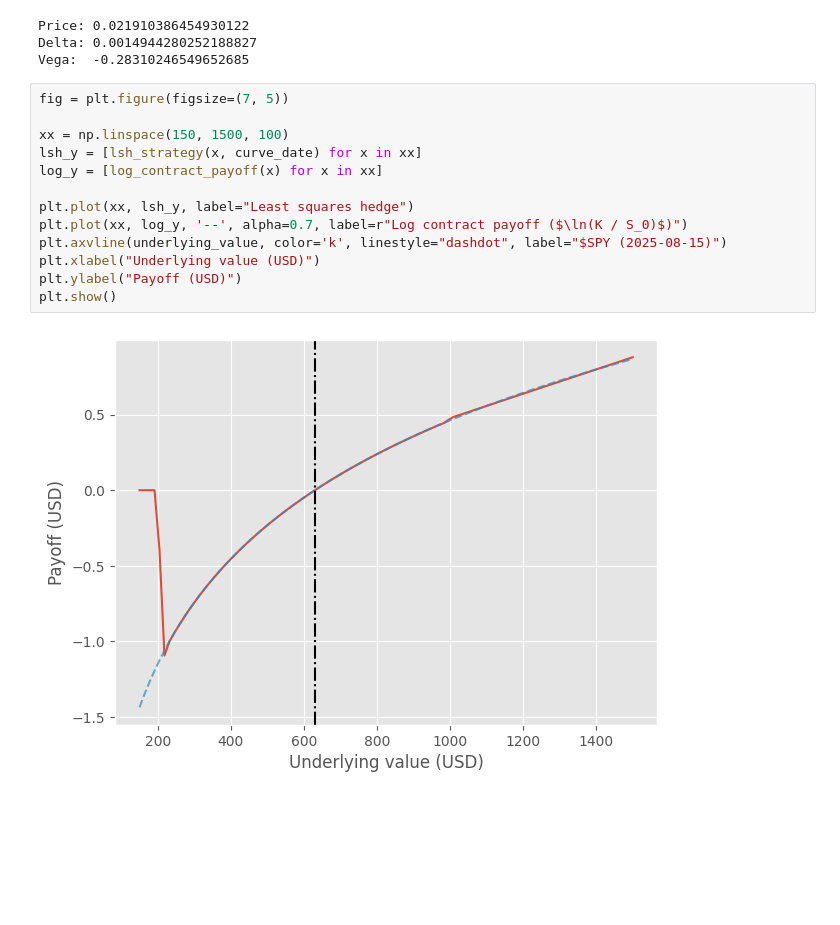
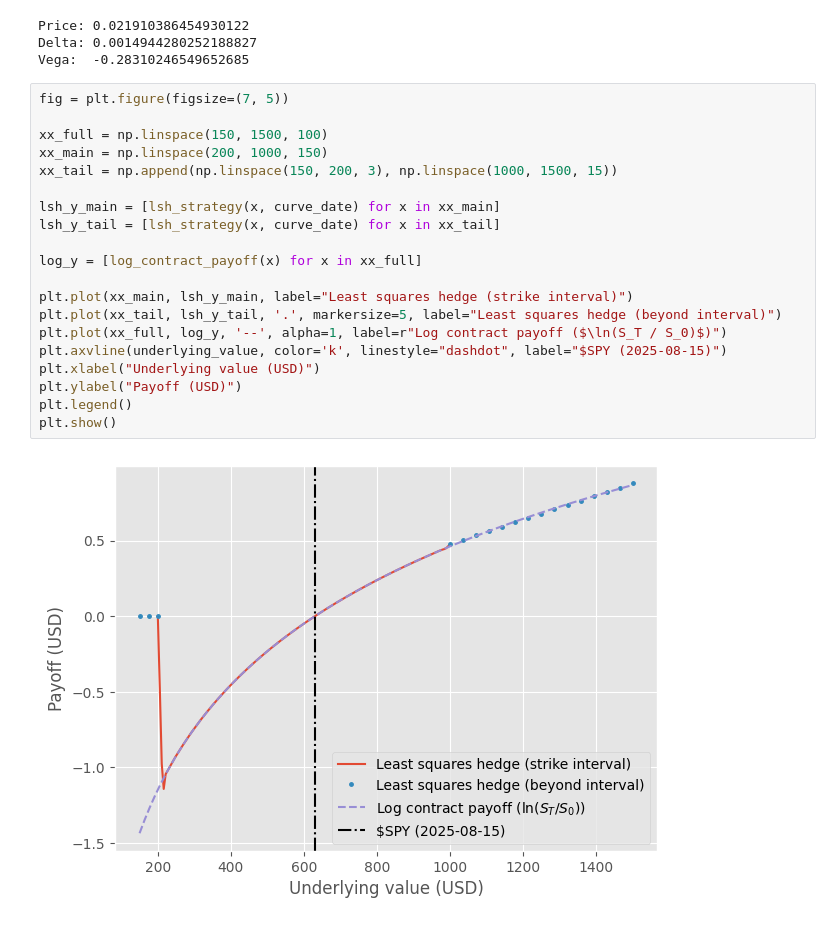
Before and after one commit to krantamaki/least_squares_hedge, a Jupyter notebook: examples/log_contract/log_contract.ipynb, the cells around one changed output. Cells and saved outputs as stored; diff of their text form; blank space fills up the shorter version.

```diff
--- a/examples/log_contract/log_contract.ipynb
+++ b/examples/log_contract/log_contract.ipynb
@@ -146,15 +150,22 @@ Vega:  -0.28310246549652685
 # %%
 fig = plt.figure(figsize=(7, 5))
 
-xx = np.linspace(150, 1500, 100)
-lsh_y = [lsh_strategy(x, curve_date) for x in xx]
-log_y = [log_contract_payoff(x) for x in xx]
+xx_full = np.linspace(150, 1500, 100)
+xx_main = np.linspace(200, 1000, 150)
+xx_tail = np.append(np.linspace(150, 200, 3), np.linspace(1000, 1500, 15))
 
-plt.plot(xx, lsh_y, label="Least squares hedge")
-plt.plot(xx, log_y, '--', alpha=0.7, label=r"Log contract payoff ($\ln(K / S_0)$)")
+lsh_y_main = [lsh_strategy(x, curve_date) for x in xx_main]
+lsh_y_tail = [lsh_strategy(x, curve_date) for x in xx_tail]
+
+log_y = [log_contract_payoff(x) for x in xx_full]
+
+plt.plot(xx_main, lsh_y_main, label="Least squares hedge (strike interval)")
+plt.plot(xx_tail, lsh_y_tail, '.', markersize=5, label="Least squares hedge (beyond interval)")
+plt.plot(xx_full, log_y, '--', alpha=1, label=r"Log contract payoff ($\ln(S_T / S_0)$)")
 plt.axvline(underlying_value, color='k', linestyle="dashdot", label="$SPY (2025-08-15)")
 plt.xlabel("Underlying value (USD)")
 plt.ylabel("Payoff (USD)")
+plt.legend()
 plt.show()
 # %% [output]
-[figure, old version]
+[figure, new version]
```
Also changed, not shown: parts of 1 cell of this notebook.
